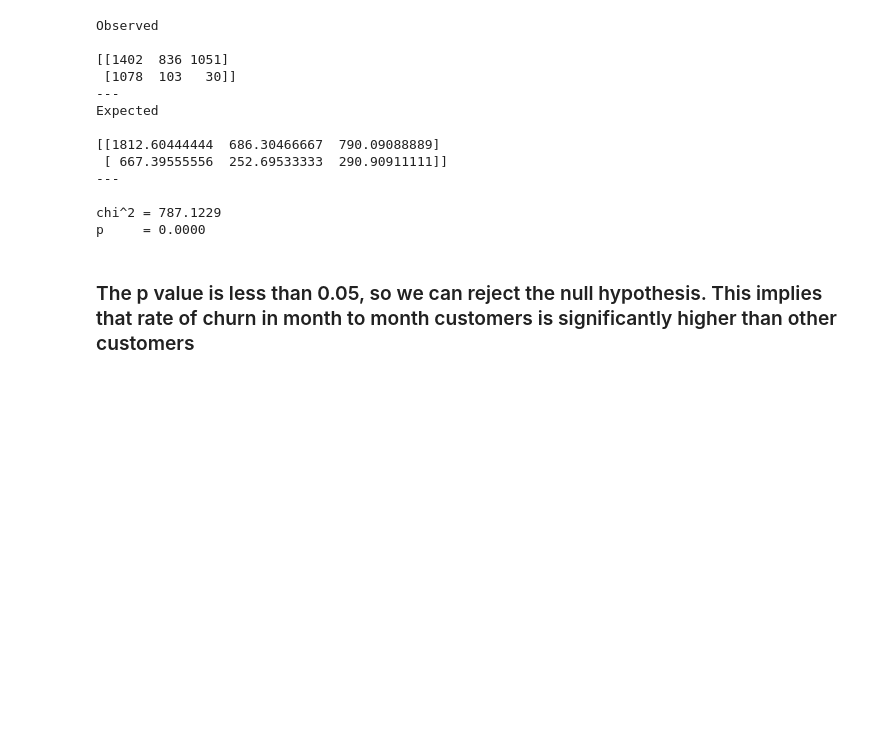
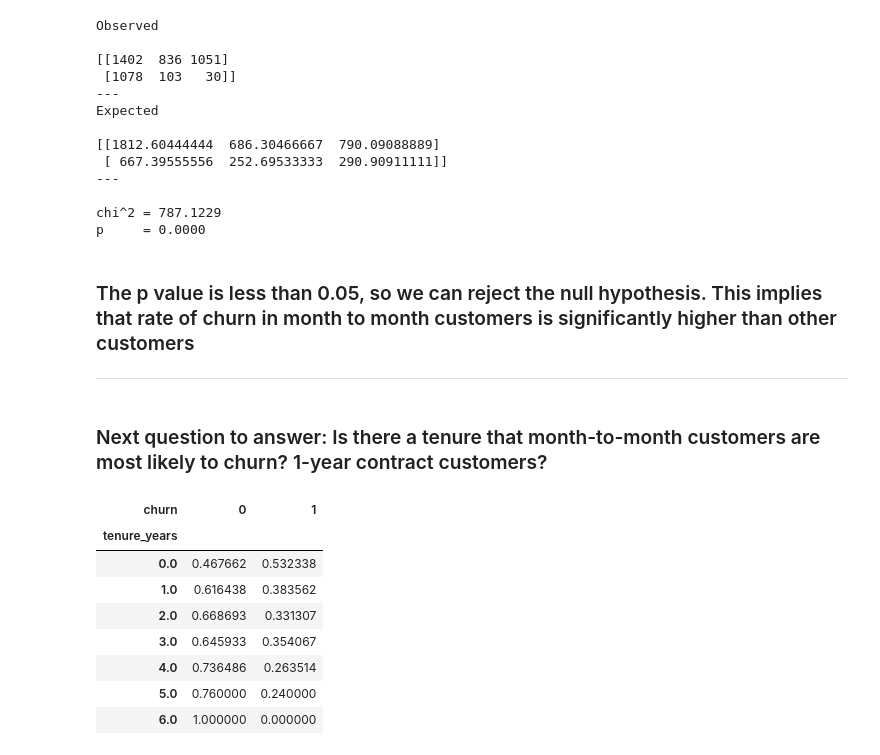
Before and after one commit to ravinder79/Telco_Churn, a Jupyter notebook: Telco_Churn_Final.ipynb, the cells around one changed output. Cells and saved outputs as stored; diff of their text form; code cells hidden in the pictures; blank space fills up the shorter version.

```diff
--- a/Telco_Churn_Final.ipynb
+++ b/Telco_Churn_Final.ipynb
@@ -267,3 +267,20 @@ chi^2 = 787.1229
 p     = 0.0000
 # %% [markdown]
 ### The p value is less than 0.05, so we can reject the null hypothesis. This implies that rate of churn in month to month customers is significantly higher than other customers
+***
+# %% [markdown]
+### Next question to answer: Is there a tenure that month-to-month customers are most likely to churn? 1-year contract customers?
+# %%
+# Cross tabulation churn rate of month-to-month customers as function of tenure years (1= churn, 0 = no churn)
+ten0 = pd.crosstab(train[train.contract_type_id ==1].tenure_years,train[train.contract_type_id ==1].churn, normalize = 'index')
+ten0
+# %% [output]
+| churn | 0 | 1 |
+| tenure_years |  |  |
+| 0.0 | 0.467662 | 0.532338 |
+| 1.0 | 0.616438 | 0.383562 |
+| 2.0 | 0.668693 | 0.331307 |
+| 3.0 | 0.645933 | 0.354067 |
+| 4.0 | 0.736486 | 0.263514 |
+| 5.0 | 0.760000 | 0.240000 |
+| 6.0 | 1.000000 | 0.000000 |
```
Also changed, not shown: parts of 4 cells of this notebook.
